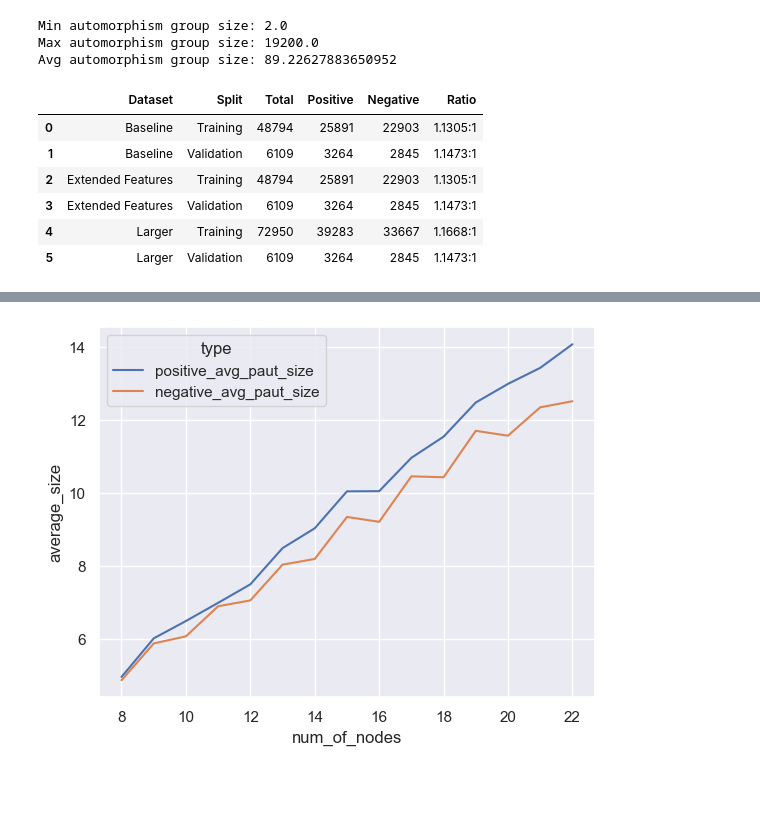
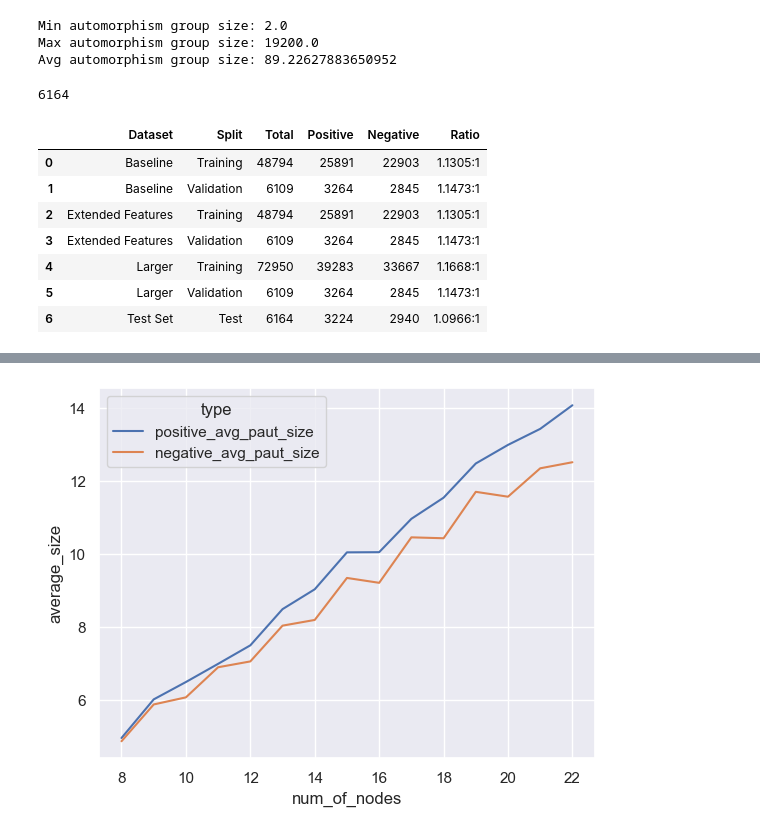
Before and after one commit to rivalxy/gnn-graph-theory, a Jupyter notebook: dataset/dataset_stats.ipynb, the cells around one changed output, grey strips where cells are left out. Drawn from its saved outputs; the diff is of its cells as text; code cells hidden in the pictures; blank space fills up the shorter version.

Commit message:
feat(dataset): update dataset statistics

```diff
--- a/dataset/dataset_stats.ipynb
+++ b/dataset/dataset_stats.ipynb
@@ -70,23 +71,40 @@ def get_stats(df, split_col="dataset_type"):
 # %%
 larger_dataset = pd.read_csv("paut_sizes.csv")
 smaller_dataset = pd.read_csv("baseline/paut_sizes_baseline.csv")
 extended_features = pd.read_csv("7_features/paut_sizes_7_features.csv")
+
+
+test_set = torch.load("test_dataset.pt", weights_only=False)
+data = []
+for graph in test_set:
+    data.append((graph.num_nodes, graph.y.item()))
+test_df = pd.DataFrame(data, columns=["num_nodes", "label"])
+
+pos_test = test_df[test_df["label"] == 1].shape[0]
+neg_test = test_df[test_df["label"] == 0].shape[0]
+total_test = pos_test + neg_test
+ratio_test = f"{pos_test / neg_test:.4f}:1" if neg_test > 0 else "N/A"
+
 all_rows = (
     [["Baseline", *r] for r in get_stats(smaller_dataset)]
     + [["Extended Features", *r] for r in get_stats(extended_features)]
     + [["Larger", *r] for r in get_stats(larger_dataset)]
+    + [["Test Set", "Test", total_test, pos_test, neg_test, ratio_test]]
 )
+
 
 df = pd.DataFrame(
     all_rows, columns=["Dataset", "Split", "Total", "Positive", "Negative", "Ratio"]
 )
 # df.to_latex("dataset_stats.tex", index=False)
 df
 # %% [output]
+6164
 |  | Dataset | Split | Total | Positive | Negative | Ratio |
 | 0 | Baseline | Training | 48794 | 25891 | 22903 | 1.1305:1 |
 | 1 | Baseline | Validation | 6109 | 3264 | 2845 | 1.1473:1 |
 | 2 | Extended Features | Training | 48794 | 25891 | 22903 | 1.1305:1 |
 | 3 | Extended Features | Validation | 6109 | 3264 | 2845 | 1.1473:1 |
 | 4 | Larger | Training | 72950 | 39283 | 33667 | 1.1668:1 |
 | 5 | Larger | Validation | 6109 | 3264 | 2845 | 1.1473:1 |
+| 6 | Test Set | Test | 6164 | 3224 | 2940 | 1.0966:1 |
```
Also changed, not shown: parts of 2 cells of this notebook.
